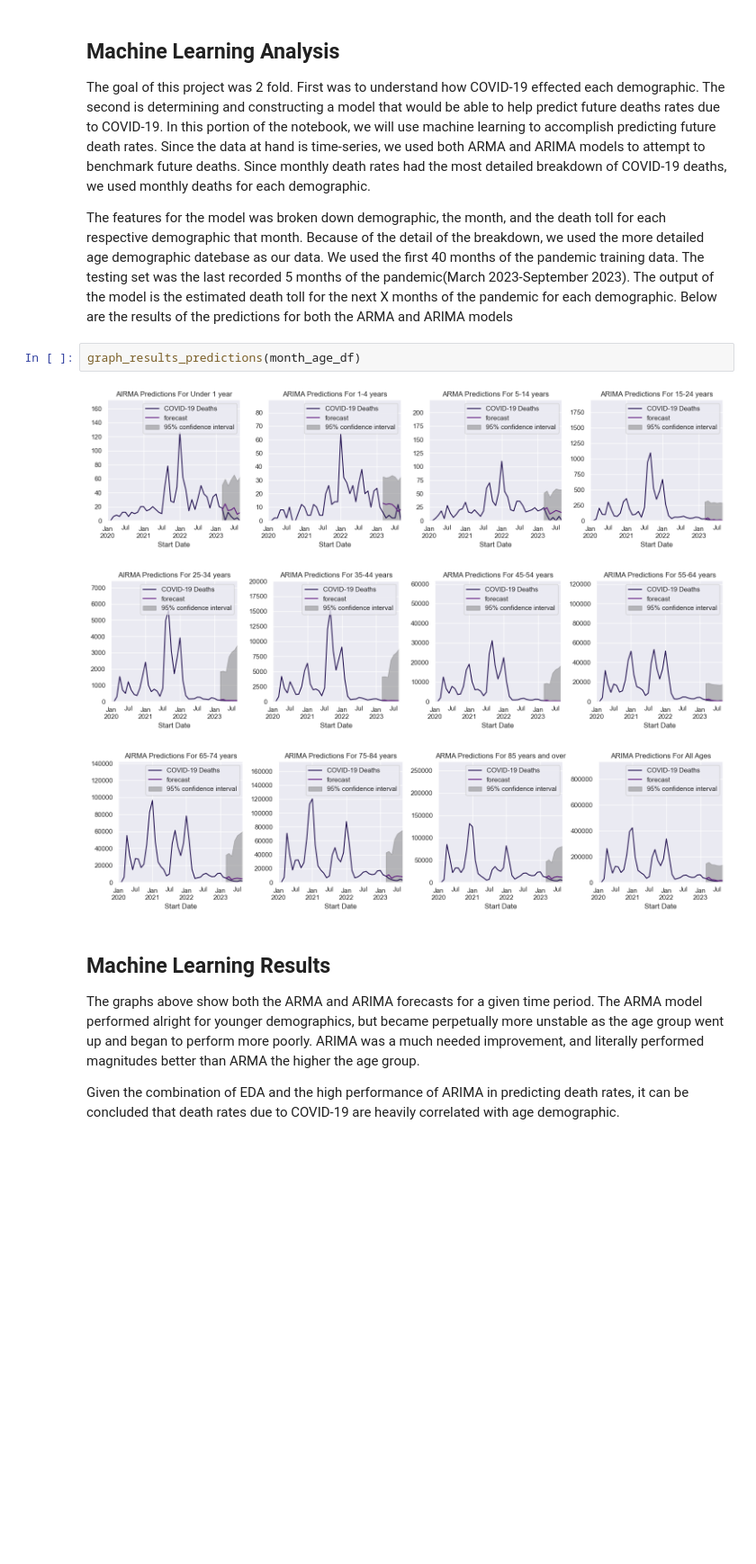
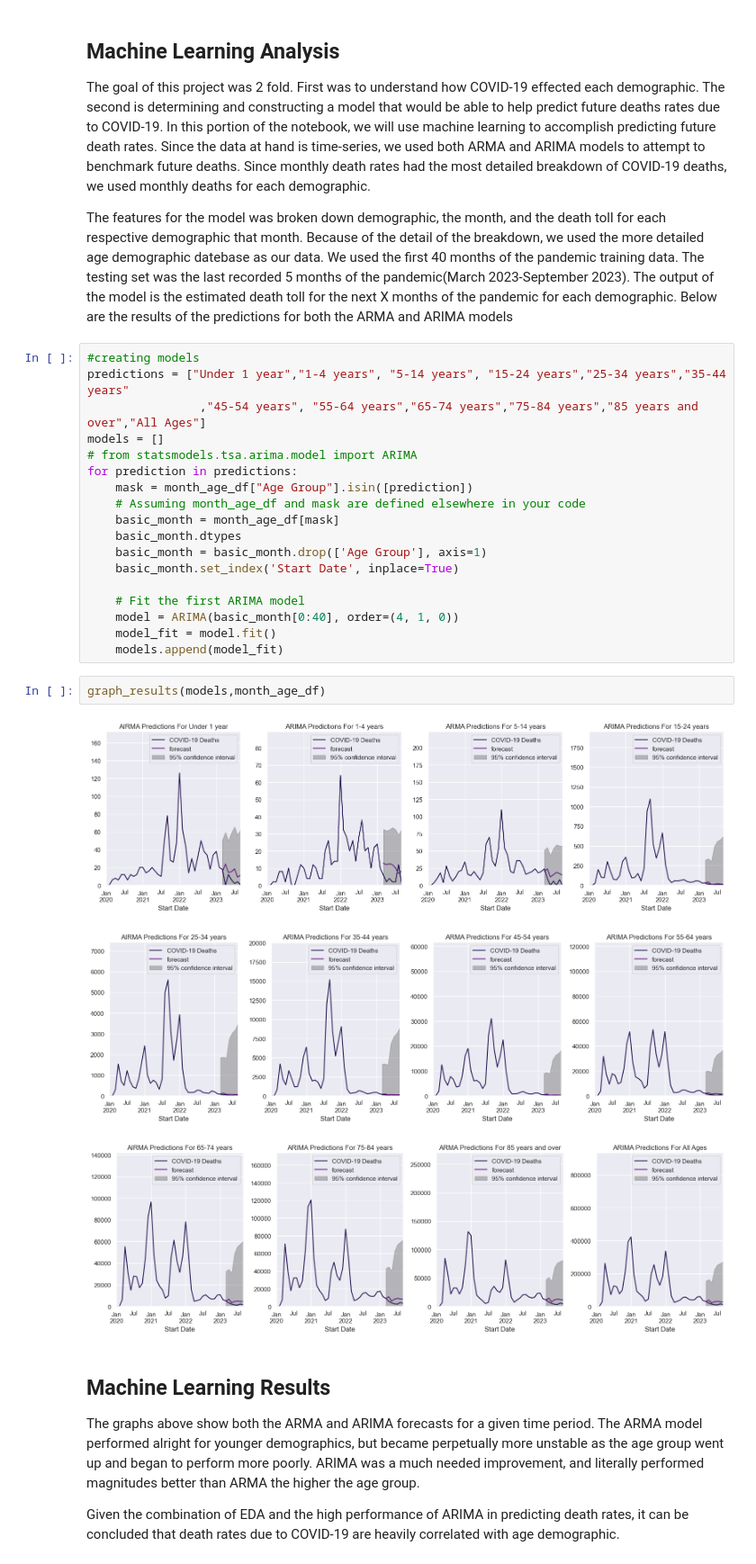
Before and after one commit to cwgambla/COVID-19-CDC-2020-2023-Data-Analysis, a Jupyter notebook: 418_Final_Project.ipynb, the cells around one changed output. Shown at 90% size. Saved outputs shown, nothing was run; the diff lists cells and outputs as text; blank space fills up the shorter version.

```diff
--- a/418_Final_Project.ipynb
+++ b/418_Final_Project.ipynb
@@ -97,12 +98,30 @@ plt.show()
 The goal of this project was 2 fold. First was to understand how COVID-19 effected each demographic. The second is determining and constructing a model that would be able to help predict future deaths rates due to COVID-19. In this portion of the notebook, we will use machine learning to accomplish predicting future death rates. Since the data at hand is time-series, we used both ARMA and ARIMA models to attempt to benchmark future deaths. Since monthly death rates had the most detailed breakdown of COVID-19 deaths, we used monthly deaths for each demographic.
 
 The features for the model was broken down demographic, the month, and the death toll for each respective demographic that month. Because of the detail of the breakdown, we used the more detailed age demographic datebase as our data. We used the first 40 months of the pandemic training data. The testing set was the last recorded 5 months of the pandemic(March 2023-September 2023). The output of the model is the estimated death toll for the next X months of the pandemic for each demographic. Below are the results of the predictions for both the ARMA and ARIMA models
-# %%
-graph_results_predictions(month_age_df)
-# %% [output]
-[figure, removed]
-[figure, removed]
-[figure, removed]
+# %%
+#creating models
+predictions = ["Under 1 year","1-4 years", "5-14 years", "15-24 years","25-34 years","35-44 years"
+                ,"45-54 years", "55-64 years","65-74 years","75-84 years","85 years and over","All Ages"]
+models = []
+# from statsmodels.tsa.arima.model import ARIMA
+for prediction in predictions:
+    mask = month_age_df["Age Group"].isin([prediction])
+    # Assuming month_age_df and mask are defined elsewhere in your code
+    basic_month = month_age_df[mask]
+    basic_month.dtypes
+    basic_month = basic_month.drop(['Age Group'], axis=1)
+    basic_month.set_index('Start Date', inplace=True)
+
+    # Fit the first ARIMA model
+    model = ARIMA(basic_month[0:40], order=(4, 1, 0))
+    model_fit = model.fit()
+    models.append(model_fit)
+# %%
+graph_results(models,month_age_df)
+# %% [output]
+[figure, added]
+[figure, added]
+[figure, added]
 # %% [markdown]
 ## Machine Learning Results
 The graphs above show both the ARMA and ARIMA forecasts for a given time period. The ARMA model performed alright for younger demographics, but became perpetually more unstable as the age group went up and began to perform more poorly. ARIMA was a much needed improvement, and literally performed magnitudes better than ARMA the higher the age group.
```
Also changed, not shown: parts of 7 cells of this notebook, 1 other file.
